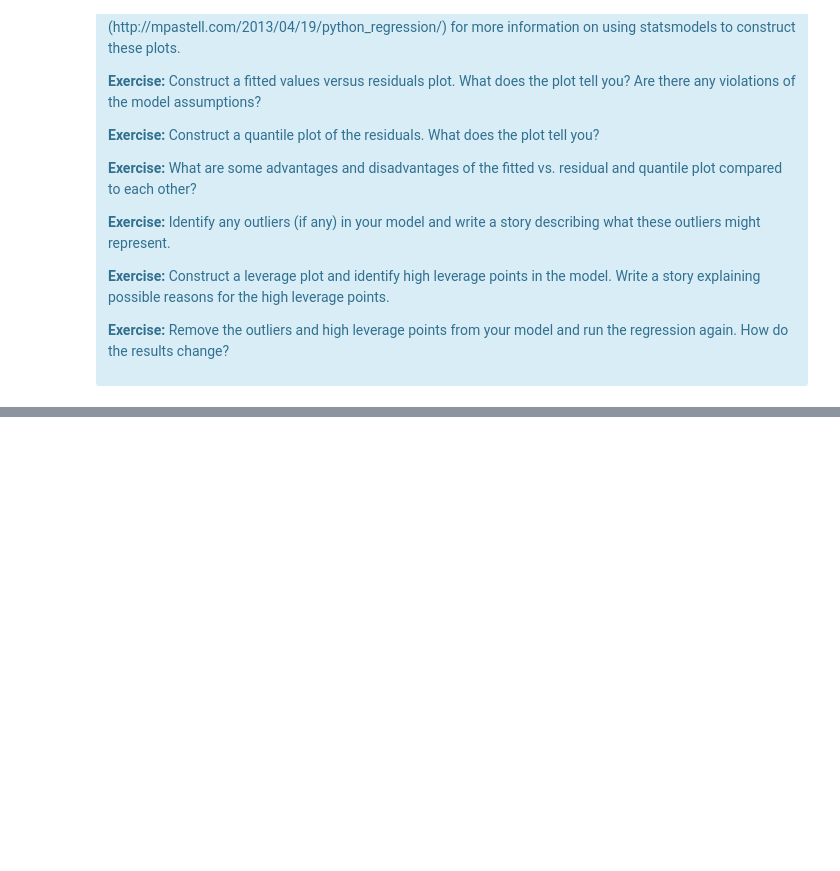
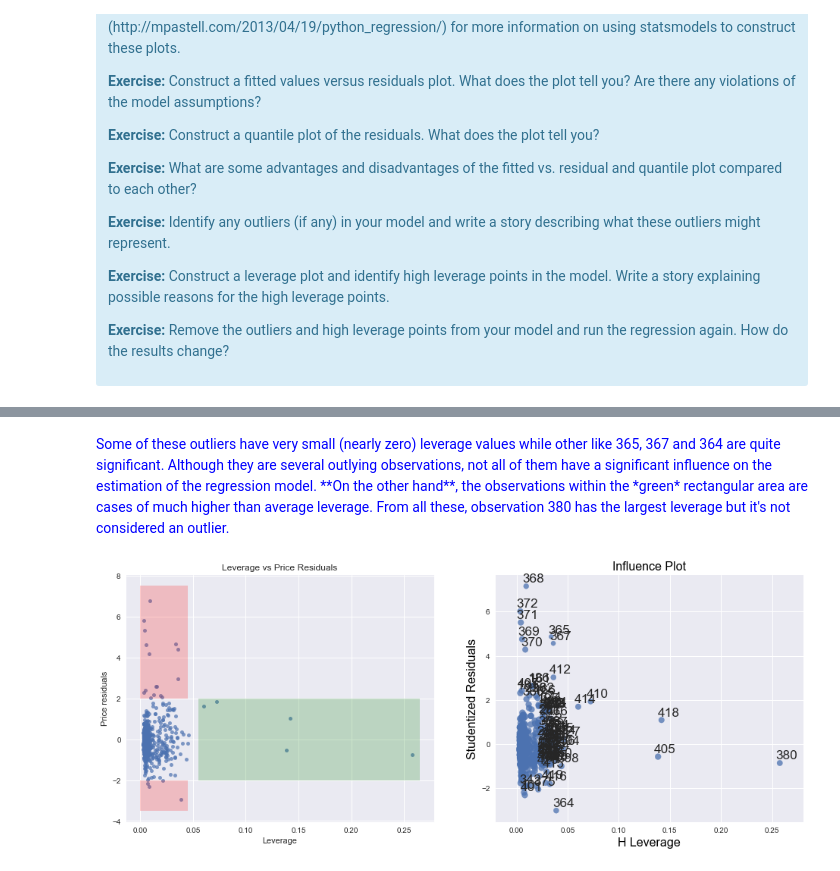
Before and after one commit to karlphillip/DataScience, a Jupyter notebook: Smaller Projects/linear_regression_boston_housing_ml/Mini_Project_Linear_Regression.ipynb, the cells around one changed output, grey strips where cells are left out. Cells and saved outputs as stored; diff of their text form; code cells hidden in the pictures; blank space fills up the shorter version.

```diff
--- a/Smaller Projects/linear_regression_boston_housing_ml/Mini_Project_Linear_Regression.ipynb
+++ b/Smaller Projects/linear_regression_boston_housing_ml/Mini_Project_Linear_Regression.ipynb
@@ -1170,0 +1280,28 @@ There are some other issues that are important investigate with linear regressio
+# %% [markdown]
+<font color='blue'>
+Some of these outliers have very small (nearly zero) leverage values while other like 365, 367 and 364 are quite significant. Although they are several outlying observations, not all of them have a significant influence on the estimation of the regression model. **On the other hand**, the observations within the *green* rectangular area are cases of much higher than average leverage. From all these, observation 380 has the largest leverage but it's not considered an outlier.
+</font>
+# %%
+# karl: compute leverage values from the statsmodels OLS() we executed earlier
+influence = model.get_influence()
+leverage = influence.hat_matrix_diag
+
+plt.figure(figsize = (16, 6))
+
+### Draw standard leverage plot
+ax = plt.subplot(1, 2, 1)
+sns.regplot(leverage, model.resid_pearson, fit_reg=False, scatter_kws={'s':25, 'alpha': 0.7}, ax = ax)
+ax.fill_between([0,0.045], 2, 7.5, facecolor='red', alpha = .20, interpolate=True)
+ax.fill_between([0,0.045], -2, -3.5, facecolor='red', alpha = .20, interpolate=True)
+ax.fill_between([0.055,0.265], 2, -2, facecolor='green', alpha = .20, interpolate=True)
+plt.title('Leverage vs Price Residuals')
+plt.xlabel('Leverage')
+plt.ylabel('Price residuals')
+
+### Draw influence plot (leverage significance)
+from statsmodels.graphics.regressionplots import *
+ax = plt.subplot(1, 2, 2)
+influence_plot(model, ax=ax, size = 6)
+plt.show()
+# %% [output]
+[figure, added]
```
Also changed, not shown: parts of 16 cells of this notebook.
